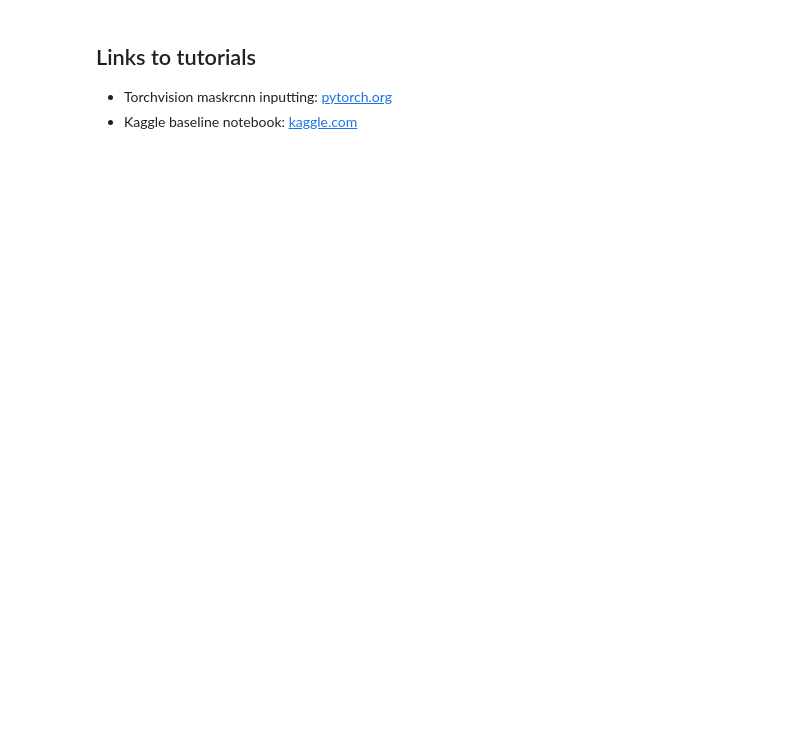
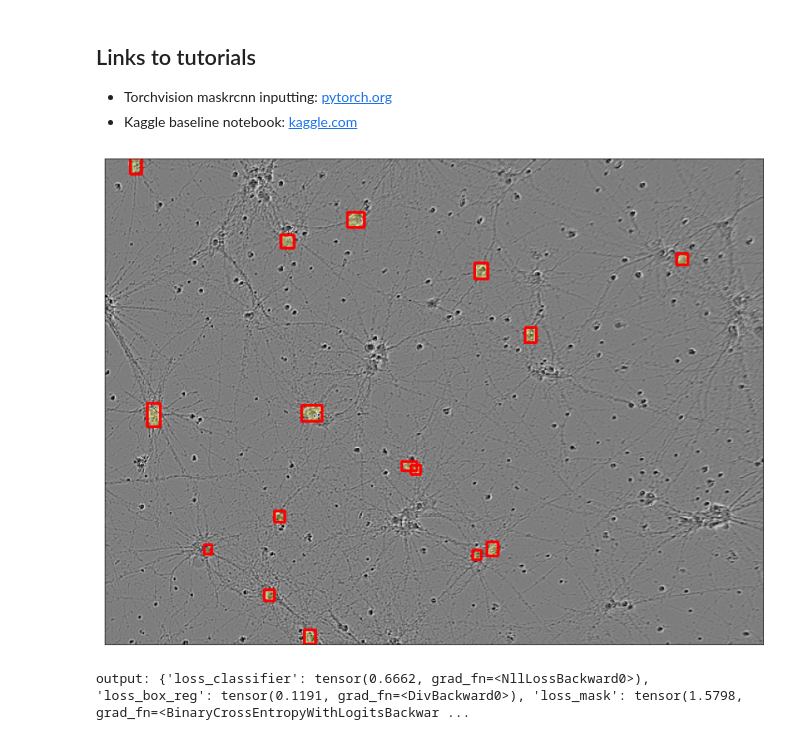
Before and after one commit to implausibleDeniability/sartorius_instance_segmentation, a Jupyter notebook: train_mask_rcnn.ipynb, the cells around one changed output. Saved outputs shown, nothing was run; the diff lists cells and outputs as text; code cells hidden in the pictures; blank space fills up the shorter version.

Commit message:
visualization moved from notebook to the package

```diff
--- a/train_mask_rcnn.ipynb
+++ b/train_mask_rcnn.ipynb
@@ -36,42 +37,16 @@ config = EasyDict(
 # pascal_voc - inputting bbox coord in format (xmin, ymin, xmax, ymax)
 valid_transform = A.Compose([
     A.Normalize(mean=(0.485,), std=(0.229,)),
-    A.ShiftScaleRotate(shift_limit=0.8),
+    A.ShiftScaleRotate(shift_limit=0.8, border_mode=cv2.BORDER_CONSTANT),
     ToTensorV2(),
 ], bbox_params=A.BboxParams(format='pascal_voc', label_fields=['category_ids']))
-# %%
-plt.rcParams["figure.figsize"] = (30, 30)
-
-def visualize_dataset(im, boxes, masks):
-    """
-    Visualization instance of dataset after augmentation
-    """
-    # torch image preprocessed for plotting with matplotlib
-    im = np.transpose(im.numpy(), axes=(1, 2, 0))
-    im = (im - im.min()) / (im.max() - im.min())
-    im = np.asarray(im * 256., dtype=np.uint8)
-
-    image_mask = reduce(lambda x, y: x + y, masks)
-
-    image_mask[image_mask > 1] = 1
-    yellow_mask = np.stack([image_mask, image_mask, np.zeros_like(image_mask)], axis=2)
-
-    image_with_mask = np.array(im + 50 * yellow_mask, dtype=np.uint8)
-
-    # Drawing red rectangle for each instances
-    red_color = (255, 0, 0)
-    for x1, y1, x2, y2 in boxes:
-        image_with_mask = cv2.rectangle(image_with_mask.copy(), pt1=(int(x1), int(y1)), pt2=(int(x2), int(y2)), color=red_color, thickness=2)
-
-    plt.imshow(image_with_mask)
-    plt.xticks([])
-    plt.yticks([])
-    plt.show()
 # %%
 dataset = CellDataset(cfg=config, mode='train', transform=valid_transform)
 
 image, data = dataset[1]
-visualize_dataset(image, boxes=data['boxes'], masks=data['masks'])
+show_image(image, boxes=data['boxes'], masks=data['masks'])
+# %% [output]
+[figure, added]
 # %%
 # Do not change collate function - it was takes from torchvision tutorials
 dataloader = DataLoader(dataset=CellDataset(cfg=config, mode='train', transform=valid_transform),
@@ -87,3 +62,5 @@ for image, label in dataloader:
     output = model(image, label)
     print(f"output: {output}")
     break
+# %% [output]
+output: {'loss_classifier': tensor(0.6662, grad_fn=<NllLossBackward0>), 'loss_box_reg': tensor(0.1191, grad_fn=<DivBackward0>), 'loss_mask': tensor(1.5798, grad_fn=<BinaryCrossEntropyWithLogitsBackwar ...
```
Also changed, not shown: parts of 1 cell of this notebook, 1 other file.
